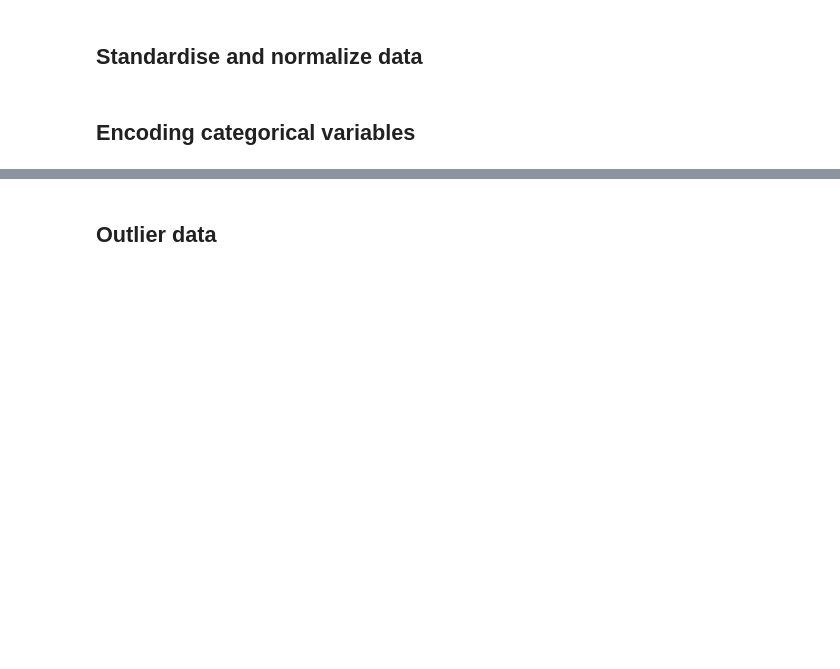
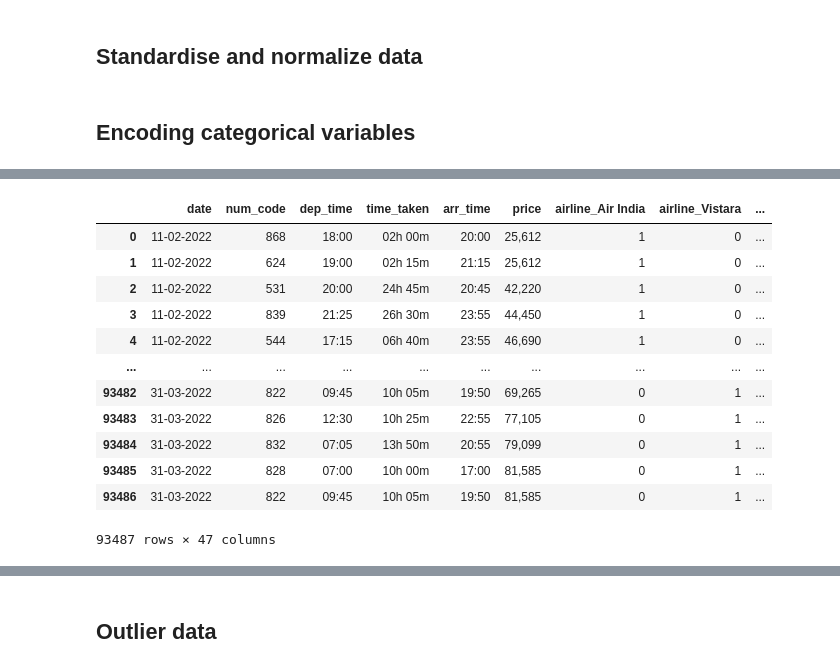
Before and after one commit to Pyame/Flight-Price-Prediction, a Jupyter notebook: main.ipynb, the cells around one changed output, grey strips where cells are left out. Drawn from its saved outputs; the diff is of its cells as text; code cells hidden in the pictures; blank space fills up the shorter version.

Commit message:
feat: encoded categorical variables

```diff
--- a/main.ipynb
+++ b/main.ipynb
@@ -111,0 +130,17 @@ df_economy.drop_duplicates()
+# %%
+df_business_encoded = pd.get_dummies(df_business, columns=['airline', 'ch_code', 'from', 'stop', 'to'], dtype=int)
+df_business_encoded
+# %% [output]
+|  | date | num_code | dep_time | time_taken | arr_time | price | airline_Air India | airline_Vistara | ... |
+| 0 | 11-02-2022 | 868 | 18:00 | 02h 00m | 20:00 | 25,612 | 1 | 0 | ... |
+| 1 | 11-02-2022 | 624 | 19:00 | 02h 15m | 21:15 | 25,612 | 1 | 0 | ... |
+| 2 | 11-02-2022 | 531 | 20:00 | 24h 45m | 20:45 | 42,220 | 1 | 0 | ... |
+| 3 | 11-02-2022 | 839 | 21:25 | 26h 30m | 23:55 | 44,450 | 1 | 0 | ... |
+| 4 | 11-02-2022 | 544 | 17:15 | 06h 40m | 23:55 | 46,690 | 1 | 0 | ... |
+| ... | ... | ... | ... | ... | ... | ... | ... | ... | ... |
+| 93482 | 31-03-2022 | 822 | 09:45 | 10h 05m | 19:50 | 69,265 | 0 | 1 | ... |
+| 93483 | 31-03-2022 | 826 | 12:30 | 10h 25m | 22:55 | 77,105 | 0 | 1 | ... |
+| 93484 | 31-03-2022 | 832 | 07:05 | 13h 50m | 20:55 | 79,099 | 0 | 1 | ... |
+| 93485 | 31-03-2022 | 828 | 07:00 | 10h 00m | 17:00 | 81,585 | 0 | 1 | ... |
+| 93486 | 31-03-2022 | 822 | 09:45 | 10h 05m | 19:50 | 81,585 | 0 | 1 | ... |
+93487 rows × 47 columns
```
Also changed, not shown: parts of 4 cells of this notebook.
